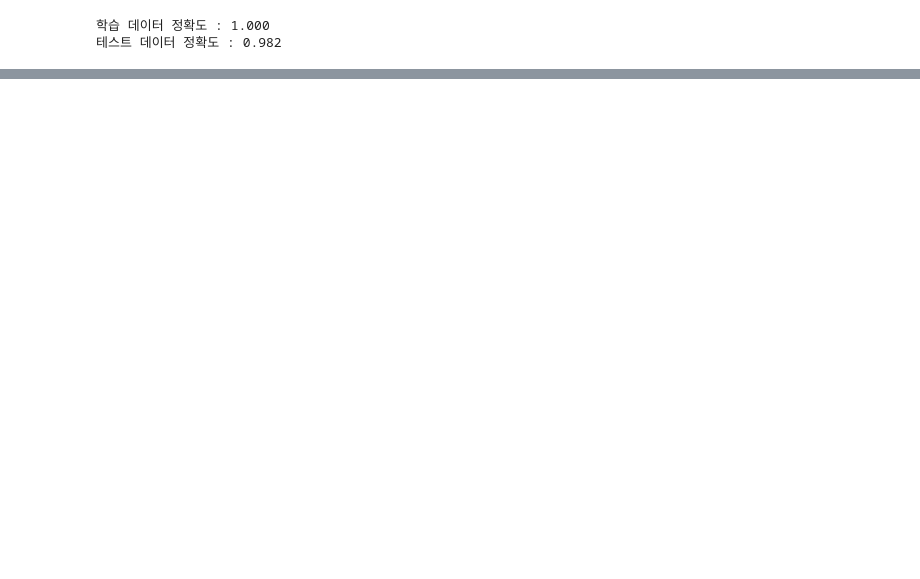
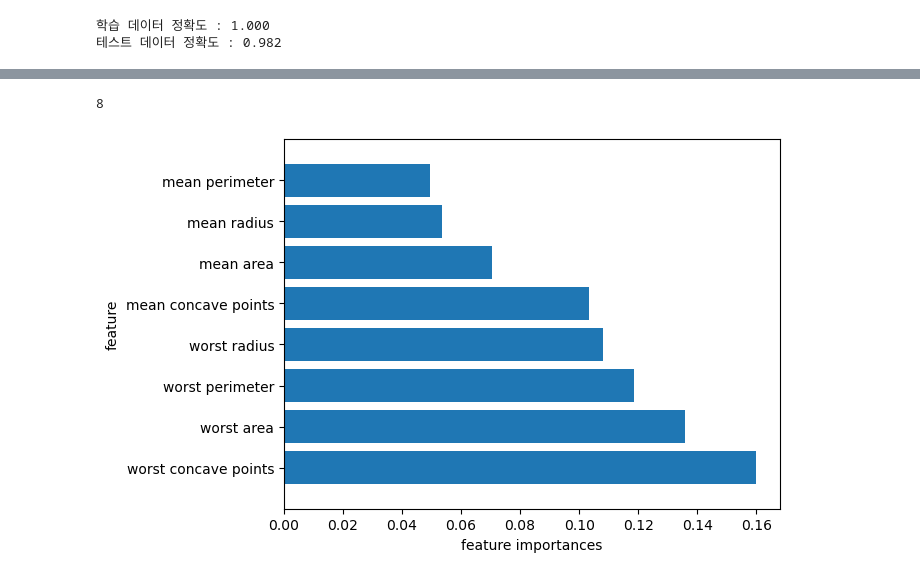
Before and after one commit to Hyerim-Ryu/Python, a Jupyter notebook: Machine Learning/ex07_Ensemble_유방암 분류 실습.ipynb, the cells around one changed output, grey strips where cells are left out. Cells and saved outputs as stored; diff of their text form; code cells hidden in the pictures; blank space fills up the shorter version.

```diff
--- a/Machine Learning/ex07_Ensemble_유방암 분류 실습.ipynb
+++ b/Machine Learning/ex07_Ensemble_유방암 분류 실습.ipynb
@@ -176,0 +207,18 @@ print('테스트 데이터 정확도 : {:.3f}'.format(accuracy_score(y_test, tes
+# %%
+# 라이브러리 불러오기
+import numpy as np
+import pandas as pd
+import matplotlib.pyplot as plt
+
+# 랜덤포레스트 모델 완성하기
+best_model = RandomForestClassifier(max_depth= 4,
+                                    max_leaf_nodes= 5,
+                                    min_samples_split= 10,
+                                    n_estimators= 400,
+                                    random_state= 10)
+# 학습
+best_model.fit(X_train, y_train)
+
+# 영향력 높은 특성 추출하기 ==> feature_importances_
+features = best_model.feature_importances_
+print('features \n', features)
@@ -176,0 +232,5 @@ print('테스트 데이터 정확도 : {:.3f}'.format(accuracy_score(y_test, tes
+# %%
+# 영향력 높은 특성들을 데이터 프레임으로 만들기
+df = pd.DataFrame(features, index=cancer_data.feature_names, columns=['importances'])
+# 특성의 중요도 값 순위로 정렬(내림차순)
+df1 = df.sort_values(by='importances', ascending=False)
@@ -176,0 +243,21 @@ print('테스트 데이터 정확도 : {:.3f}'.format(accuracy_score(y_test, tes
+# %%
+# feature_importances_를 이용하여 영향력 높은 특성 확인
+# 특성 중요도를 시각화 함수 정의
+
+def plot_feature_importance(columns, features, num) :
+    # 축 번호별로 중요도 그래프를 그림
+    plt.barh(range(num), features)
+    # 축 번호에 축 이름을 출력
+    plt.yticks(np.arange(num), columns)
+    plt.xlabel('feature importances')
+    plt.ylabel('feature')
+    plt.ylim(-1, num)
+    plt.show()
+# %%
+df1.iloc[:8].shape[0]
+# %% [output]
+8
+# %%
+plot_feature_importance(df1.index[:8], df1.iloc[:8, 0], df1.iloc[:8].shape[0])
+# %% [output]
+[figure, added]
```
Also changed, not shown: parts of 28 cells of this notebook, 3 other files.
